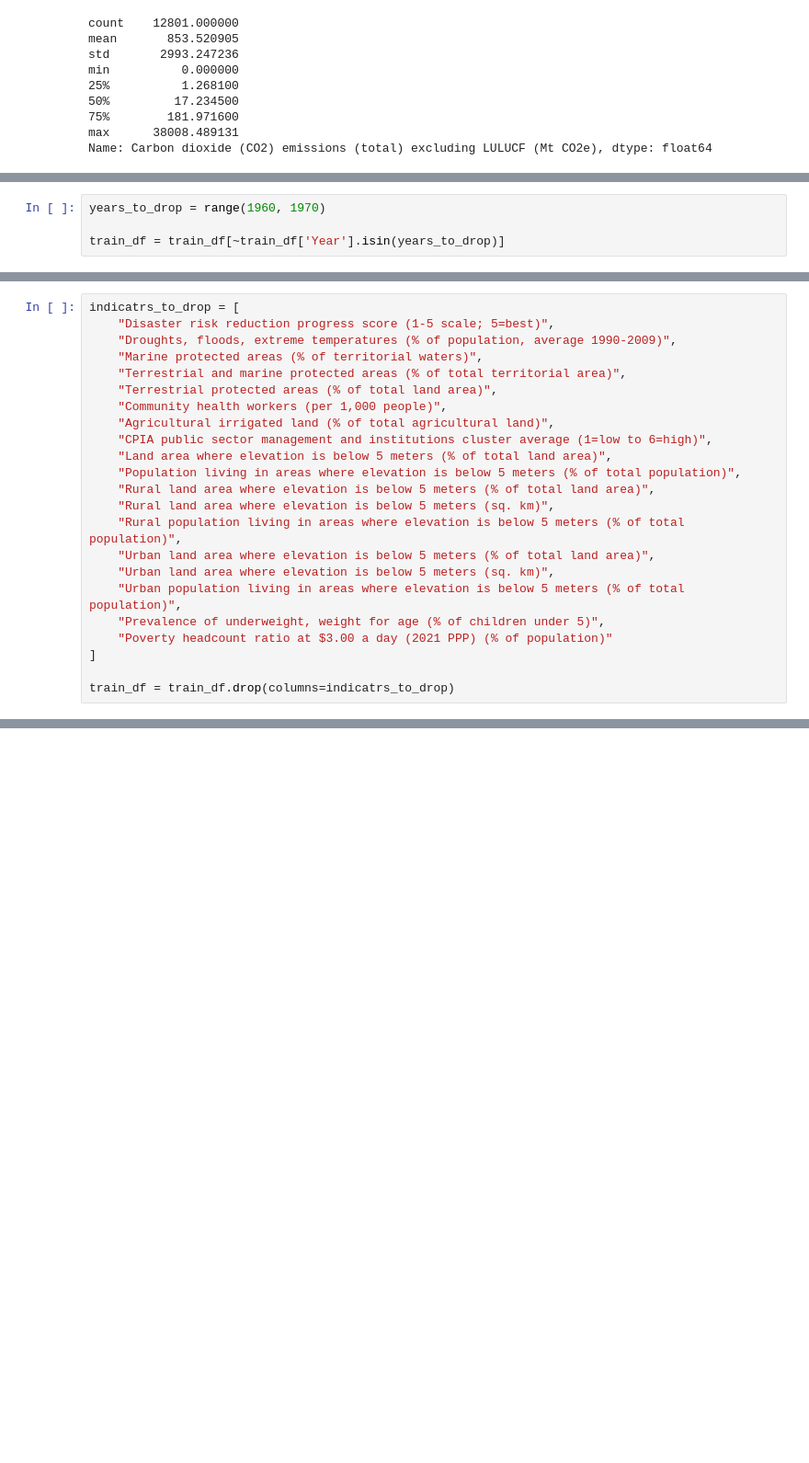
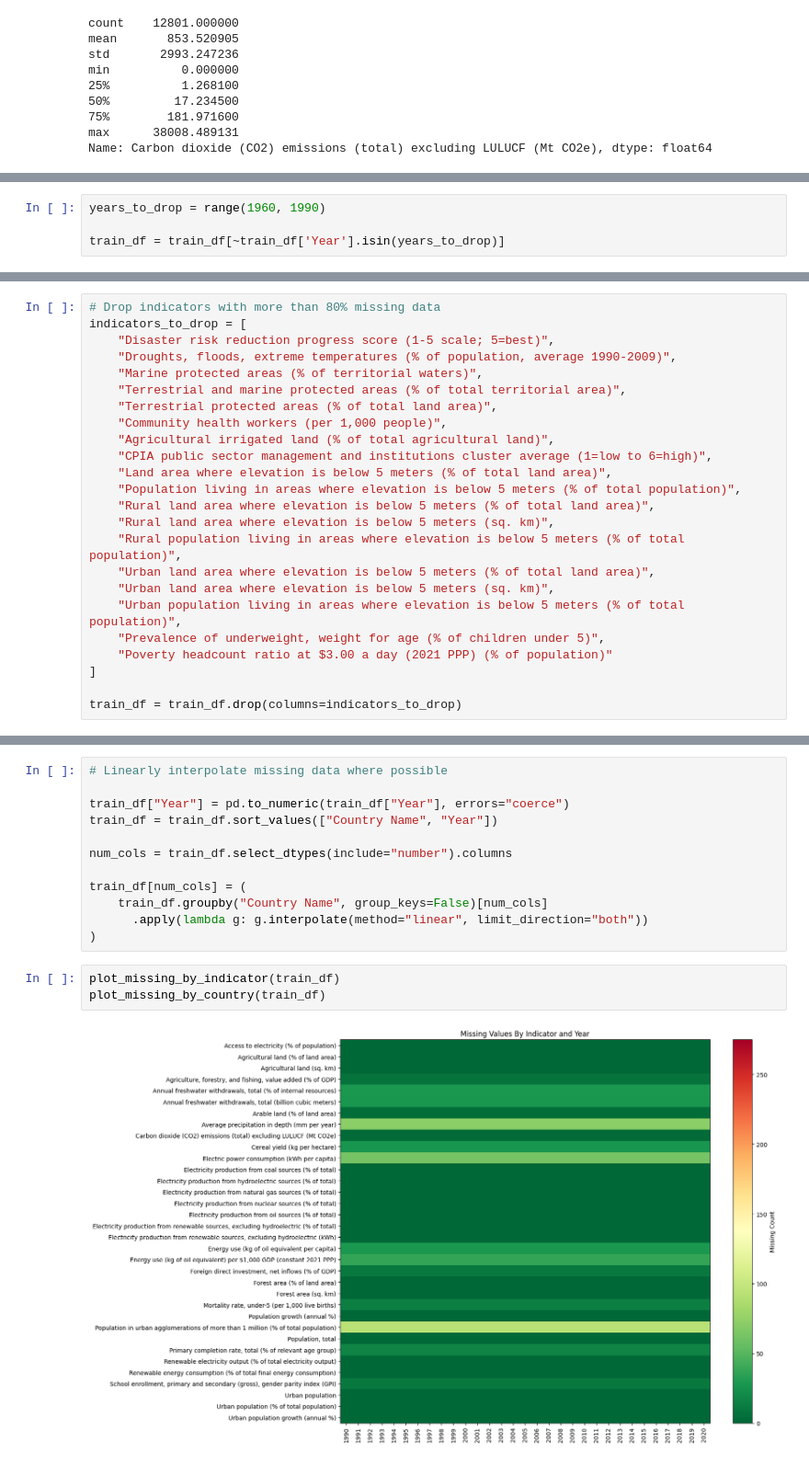
Before and after one commit to benkwan26/carbon_dioxide_emissions, a Jupyter notebook: notebooks/01_EDA_cleaning.ipynb, the cells around one changed output, grey strips where cells are left out. Shown at 92% size. Drawn from its saved outputs; the diff is of its cells as text; blank space fills up the shorter version.

```diff
--- a/notebooks/01_EDA_cleaning.ipynb
+++ b/notebooks/01_EDA_cleaning.ipynb
@@ -115,5 +114,5 @@ plt.show()
 # %%
-years_to_drop = range(1960, 1970)
+years_to_drop = range(1960, 1990)
 
 train_df = train_df[~train_df['Year'].isin(years_to_drop)]
 # %%
@@ -135,7 +135,8 @@ countries_to_drop = [
 
 train_df = train_df[~train_df['Country Name'].isin(countries_to_drop)]
 # %%
-indicatrs_to_drop = [
+# Drop indicators with more than 80% missing data
+indicators_to_drop = [
     "Disaster risk reduction progress score (1-5 scale; 5=best)",
     "Droughts, floods, extreme temperatures (% of population, average 1990-2009)",
     "Marine protected areas (% of territorial waters)",
@@ -156,4 +157,4 @@ indicatrs_to_drop = [
     "Poverty headcount ratio at $3.00 a day (2021 PPP) (% of population)"
 ]
 
-train_df = train_df.drop(columns=indicatrs_to_drop)
+train_df = train_df.drop(columns=indicators_to_drop)
@@ -176,0 +161,17 @@ train_df = train_df.drop(columns=indicatrs_to_drop)
+# %%
+# Linearly interpolate missing data where possible
+
+train_df["Year"] = pd.to_numeric(train_df["Year"], errors="coerce")
+train_df = train_df.sort_values(["Country Name", "Year"])
+
+num_cols = train_df.select_dtypes(include="number").columns
+
+train_df[num_cols] = (
+    train_df.groupby("Country Name", group_keys=False)[num_cols]
+      .apply(lambda g: g.interpolate(method="linear", limit_direction="both"))
+)
+# %%
+plot_missing_by_indicator(train_df)
+plot_missing_by_country(train_df)
+# %% [output]
+[figure, added]
```
Also changed, not shown: parts of 10 cells of this notebook.
